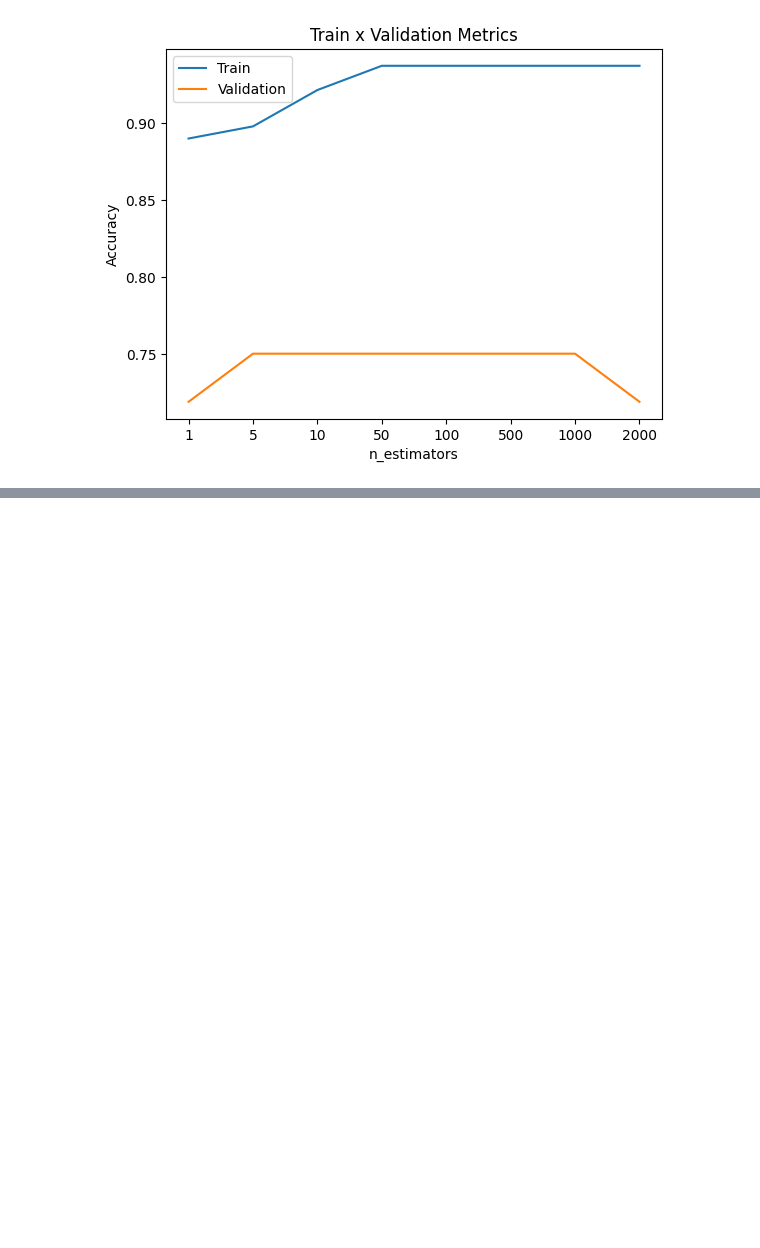
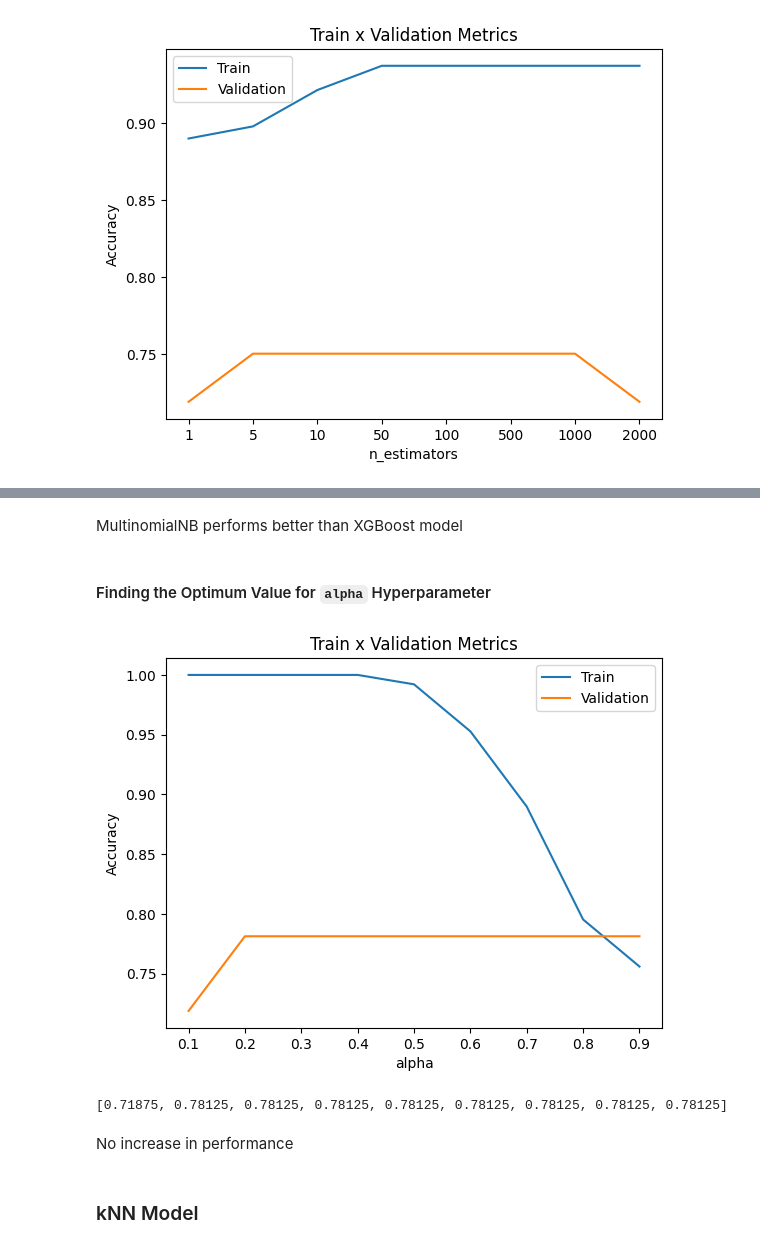
Before and after one commit to usmanadaudu/Doctor-Vet-Classification, a Jupyter notebook: Doctor-vet-classification-model-bulding_new.ipynb, the cells around one changed output, grey strips where cells are left out. Drawn from its saved outputs; the diff is of its cells as text; code cells hidden in the pictures; blank space fills up the shorter version.

Commit message:
building of models

```diff
--- a/Doctor-vet-classification-model-bulding_new.ipynb
+++ b/Doctor-vet-classification-model-bulding_new.ipynb
@@ -1330,0 +1275,3 @@ class XGBClassifier(XGBModel, sklearn.base.ClassifierMixin)
+# %%
+mnb_model = MultinomialNB()
+mnb_model.fit(X_train, y_train)
@@ -1330,0 +1303,56 @@ class XGBClassifier(XGBModel, sklearn.base.ClassifierMixin)
+# %% [markdown]
+MultinomialNB performs better than XGBoost model
+# %% [markdown]
+#### Finding the Optimum Value for `alpha` Hyperparameter
+# %%
+# values to try
+alpha_list = np.round(np.arange(0.1, 1, 0.1), 2)
+# %%
+# list to store the model accuracy on training set
+acc_list_train = []
+
+# list to store the model accuracy on the validation set
+acc_list_val = []
+
+for alpha in alpha_list:
+    # initialize the model with the current value
+    model = MultinomialNB(alpha=alpha)
+
+    # train the model
+    model.fit(X_train,y_train)
+
+    # make prediction on the training set
+    predictions_train = model.predict(X_train)
+
+    # make prediction on the validation set
+    predictions_val = model.predict(X_val)
+
+    # get the accuracy on the training set
+    acc_train = accuracy_score(predictions_train,y_train)
+
+    # get the accuracy on the validation set
+    acc_val = accuracy_score(predictions_val,y_val)
+
+    # add training accuracy to list of training accuracy
+    acc_list_train.append(acc_train)
+
+    # add validation accuracy to list of validation accuracy
+    acc_list_val.append(acc_val)
+# %%
+plt.title('Train x Validation Metrics')
+plt.xlabel('alpha')
+plt.ylabel('Accuracy')
+plt.xticks(ticks = range(len(np.arange(0.1, 1, 0.1))),labels=alpha_list)
+plt.plot(acc_list_train)
+plt.plot(acc_list_val)
+plt.legend(['Train','Validation']);
+# %% [output]
+[figure, added]
+# %%
+print(acc_list_val)
+# %% [output]
+[0.71875, 0.78125, 0.78125, 0.78125, 0.78125, 0.78125, 0.78125, 0.78125, 0.78125]
+# %% [markdown]
+No increase in performance
+# %% [markdown]
+### kNN Model
```
Also changed, not shown: parts of 109 cells of this notebook.
